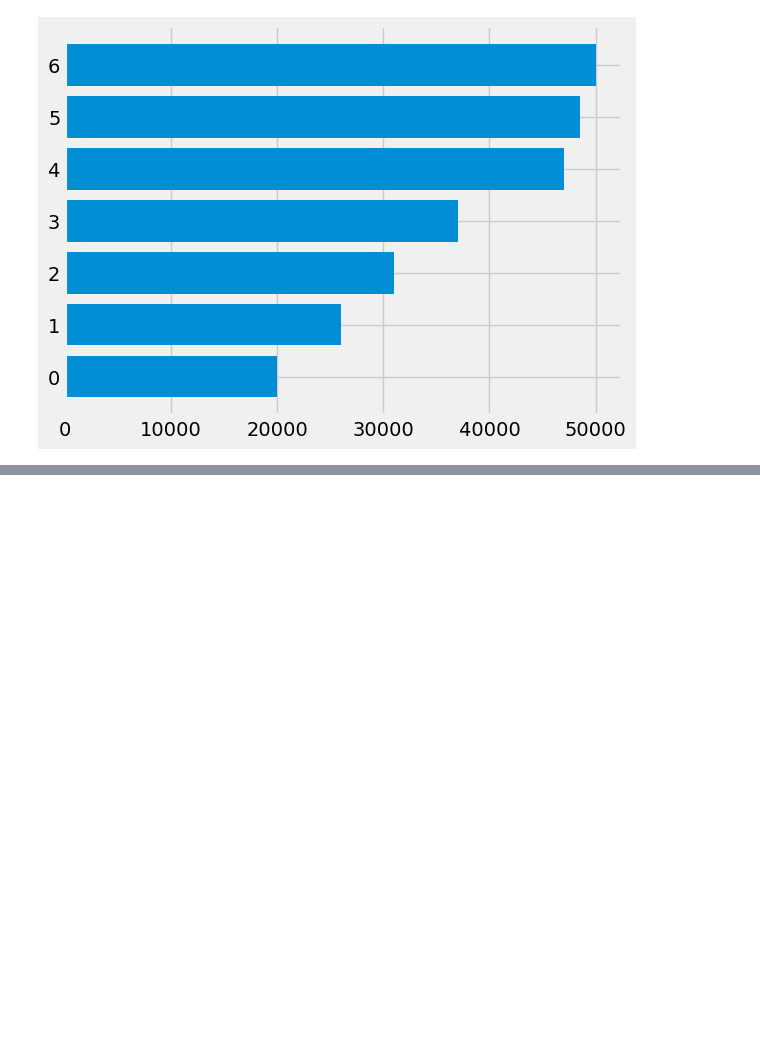
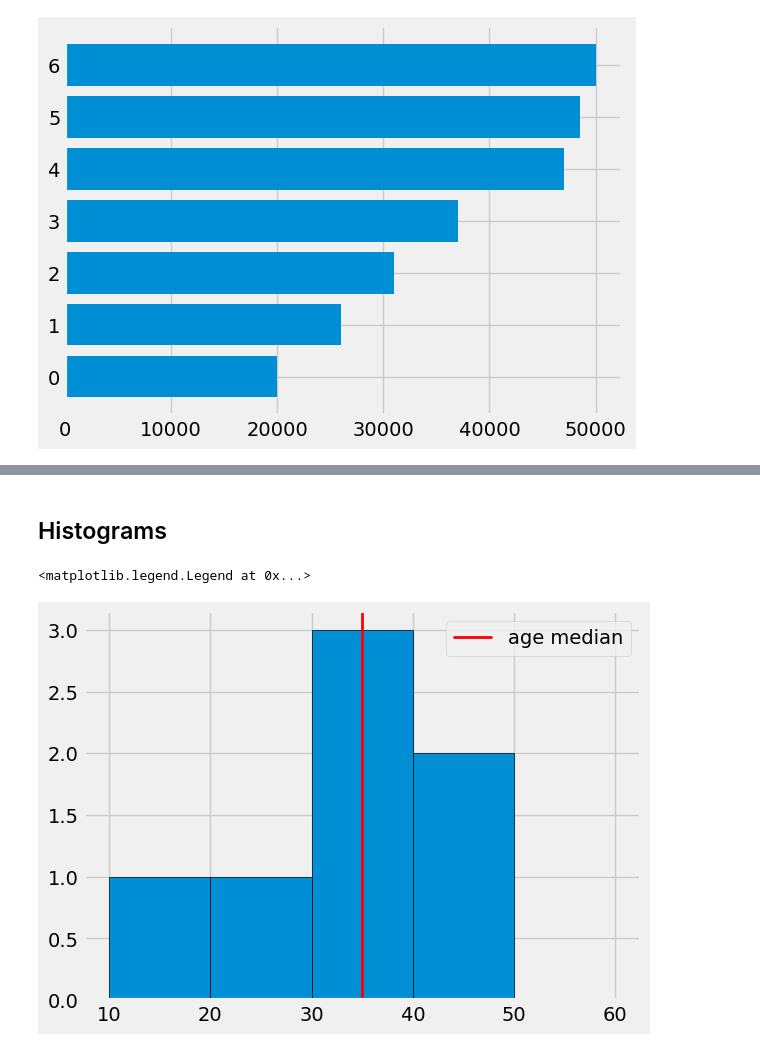
Before and after one commit to 4xel-C/Python-plotting-notes, a Jupyter notebook: MatPlotLib-tutorial.ipynb, the cells around one changed output, grey strips where cells are left out. Cells and saved outputs as stored; diff of their text form; code cells hidden in the pictures; blank space fills up the shorter version.

```diff
--- a/MatPlotLib-tutorial.ipynb
+++ b/MatPlotLib-tutorial.ipynb
@@ -77,0 +150,22 @@ plt.barh(x_indexes, salary_py, label="Python")   #horizontal bar chart
+# %% [markdown]
+## Histograms
+# %%
+age = np.array([24, 45, 31, 16, 32, 34, 43])
+salary = np.array([24000, 38500, 16000, 37000, 35000, 43000, 54000])
+salary_py = np.array([26000, 48500, 20000, 37000, 31000, 47000, 50000])
+salary_js = np.array([23200, 44500, 18000, 36540, 29000, 40000, 47000])
+age.sort()
+salary.sort()
+salary_py.sort()
+salary_js.sort()
+
+bins=[10, 20, 30, 40, 50, 60] #The bin will be used to create the scale on wich the data are represented.
+plt.hist(age, bins=bins, edgecolor='black')   #this will create histogram and will sum up the number of people for each age category (10 years age category). Using an int for the
+                                              # the argument "bin" will split up the values' range in equal parts.
+
+# possibility to add a vertical line:
+plt.axvline(35, color='red', label='age median', linewidth=2)
+plt.legend()
+# %% [output]
+<matplotlib.legend.Legend at 0x...>
+[figure, added]
```
Also changed, not shown: parts of 20 cells of this notebook.
